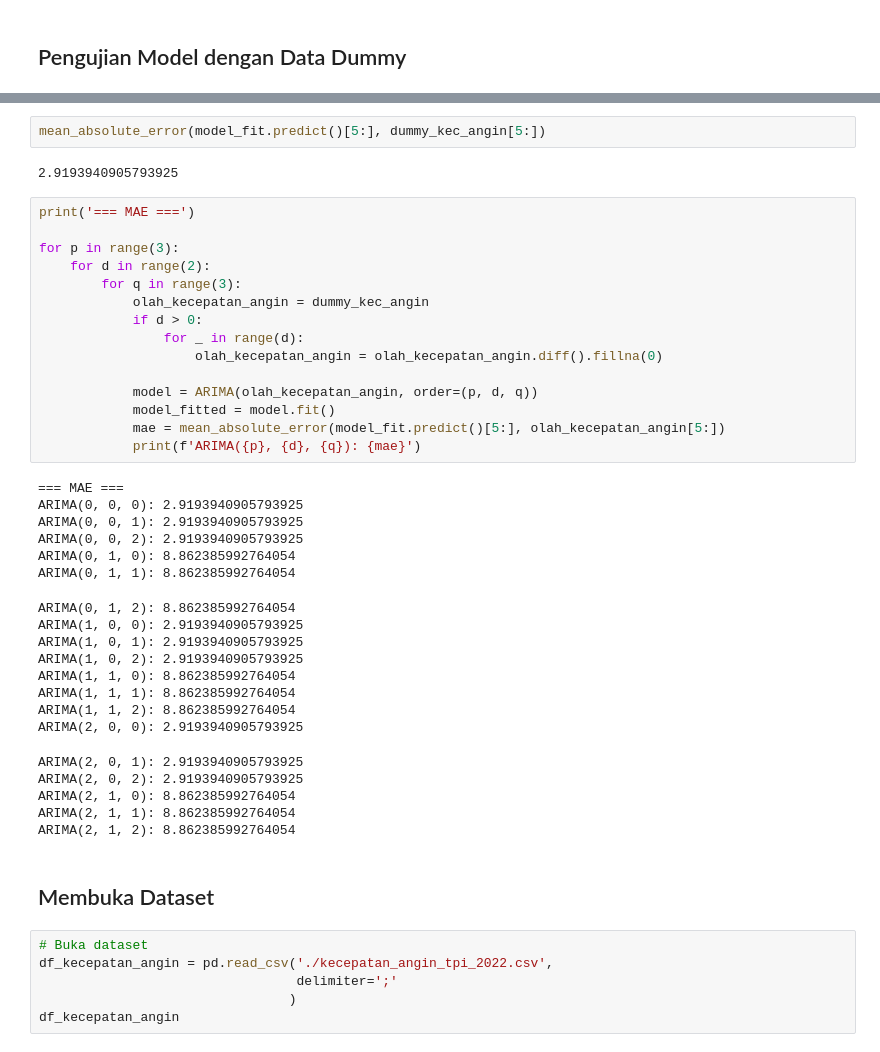
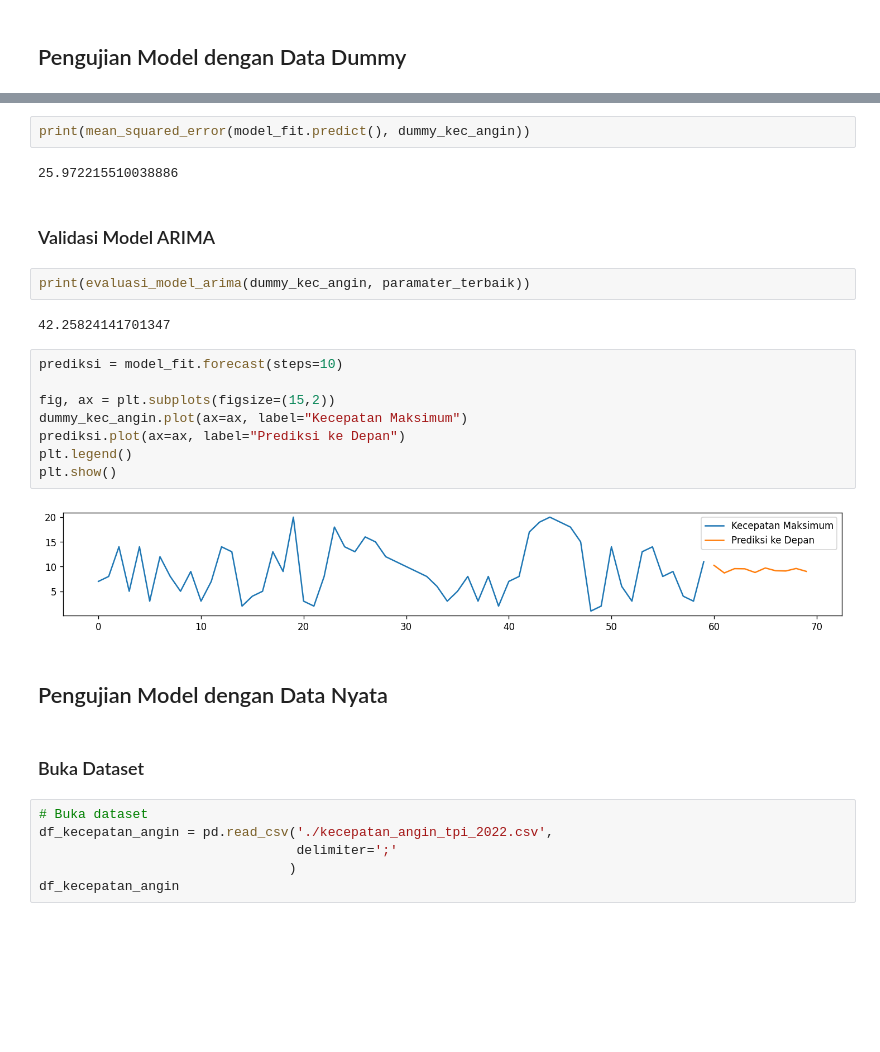
Before and after one commit to shamankares/prediksi-kecepatan-angin-TPI-ARIMA, a Jupyter notebook: Prediksi Kecepatan Angin Maksimal Tanjungpinang.ipynb, the cells around one changed output, grey strips where cells are left out. Saved outputs shown, nothing was run; the diff lists cells and outputs as text; blank space fills up the shorter version.

```diff
--- a/Prediksi Kecepatan Angin Maksimal Tanjungpinang.ipynb
+++ b/Prediksi Kecepatan Angin Maksimal Tanjungpinang.ipynb
@@ -89,44 +180,27 @@ plt.show()
 # %%
-mean_absolute_error(model_fit.predict()[5:], dummy_kec_angin[5:])
+print(mean_squared_error(model_fit.predict(), dummy_kec_angin))
 # %% [output]
-2.9193940905793925
+25.972215510038886
-# %%
-print('=== MAE ===')
-
-for p in range(3):
-    for d in range(2):
-        for q in range(3):
-            olah_kecepatan_angin = dummy_kec_angin
-            if d > 0:
-                for _ in range(d):
-                    olah_kecepatan_angin = olah_kecepatan_angin.diff().fillna(0)
-
-            model = ARIMA(olah_kecepatan_angin, order=(p, d, q))
-            model_fitted = model.fit()
-            mae = mean_absolute_error(model_fit.predict()[5:], olah_kecepatan_angin[5:])
-            print(f'ARIMA({p}, {d}, {q}): {mae}')
-# %% [output]
-=== MAE ===
-ARIMA(0, 0, 0): 2.9193940905793925
-ARIMA(0, 0, 1): 2.9193940905793925
-ARIMA(0, 0, 2): 2.9193940905793925
-ARIMA(0, 1, 0): 8.862385992764054
-ARIMA(0, 1, 1): 8.862385992764054
-ARIMA(0, 1, 2): 8.862385992764054
-ARIMA(1, 0, 0): 2.9193940905793925
-ARIMA(1, 0, 1): 2.9193940905793925
-ARIMA(1, 0, 2): 2.9193940905793925
-ARIMA(1, 1, 0): 8.862385992764054
-ARIMA(1, 1, 1): 8.862385992764054
-ARIMA(1, 1, 2): 8.862385992764054
-ARIMA(2, 0, 0): 2.9193940905793925
-ARIMA(2, 0, 1): 2.9193940905793925
-ARIMA(2, 0, 2): 2.9193940905793925
-ARIMA(2, 1, 0): 8.862385992764054
-ARIMA(2, 1, 1): 8.862385992764054
-ARIMA(2, 1, 2): 8.862385992764054
+# %% [markdown]
+### Validasi Model ARIMA
+# %%
+print(evaluasi_model_arima(dummy_kec_angin, paramater_terbaik))
+# %% [output]
+42.25824141701347
+# %%
+prediksi = model_fit.forecast(steps=10)
+
+fig, ax = plt.subplots(figsize=(15,2))
+dummy_kec_angin.plot(ax=ax, label="Kecepatan Maksimum")
+prediksi.plot(ax=ax, label="Prediksi ke Depan")
+plt.legend()
+plt.show()
+# %% [output]
+[figure, added]
+# %% [markdown]
+## Pengujian Model dengan Data Nyata
 # %% [markdown]
-## Membuka Dataset
+### Buka Dataset
 # %%
 # Buka dataset
 df_kecepatan_angin = pd.read_csv('./kecepatan_angin_tpi_2022.csv',
```
Also changed, not shown: parts of 32 cells of this notebook.
